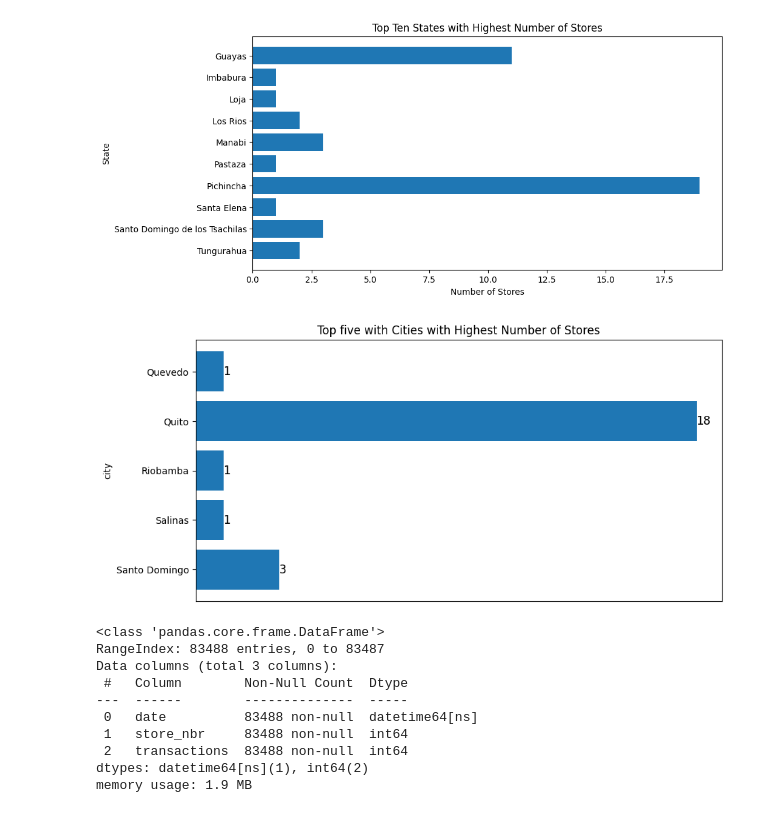
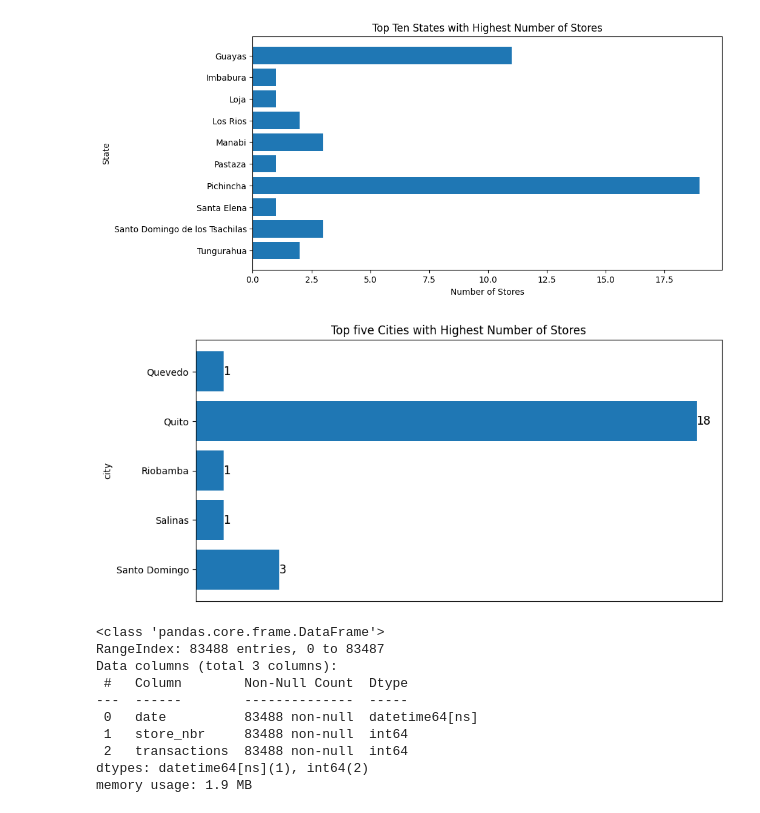
Before and after one commit to sethsot/Regression_Project, a Jupyter notebook: draft.ipynb, the cells around one changed output. Cells and saved outputs as stored; diff of their text form; code cells hidden in the pictures.

```diff
--- a/draft.ipynb
+++ b/draft.ipynb
@@ -146,31 +164,33 @@ plt.show()
 # %% [output]
 [figure]
 # %%
+# Visualize the tope five cities with highest number of stores
 # Grouping by state and counting the number of stores
+
 city_counts = stores.groupby('city')['store_nbr'].count()
 
 grouped_city_counts = city_counts.sort_index(ascending=False)
 
 # Selecting the top ten states
 top_five_city = grouped_city_counts.head()
 
 # Creating a horizontal bar plot for top ten states
 plt.figure(figsize=(10, 5))
 plt.barh(top_five_city.index, top_five_city.values)
 plt.ylabel('city')
 plt.xlabel('Number of Stores')
-plt.title('Top five with Cities with Highest Number of Stores')
+plt.title('Top five Cities with Highest Number of Stores')
 
 # Adding data values on each bar
 for index, value in enumerate(top_five_city.values):
     plt.text(value, index, str(value), va='center', fontsize=12, color='black')
 
 # Remove the x-axis
 plt.gca().axes.get_xaxis().set_visible(False)
 
 plt.show()
 # %% [output]
-[figure, old version]
+[figure, new version]
 # %%
 # import transactions.csv with a pd.read_csv
 # display columns, Non-Null, and datatype with .info()
```
Also changed, not shown: parts of 120 cells of this notebook.
